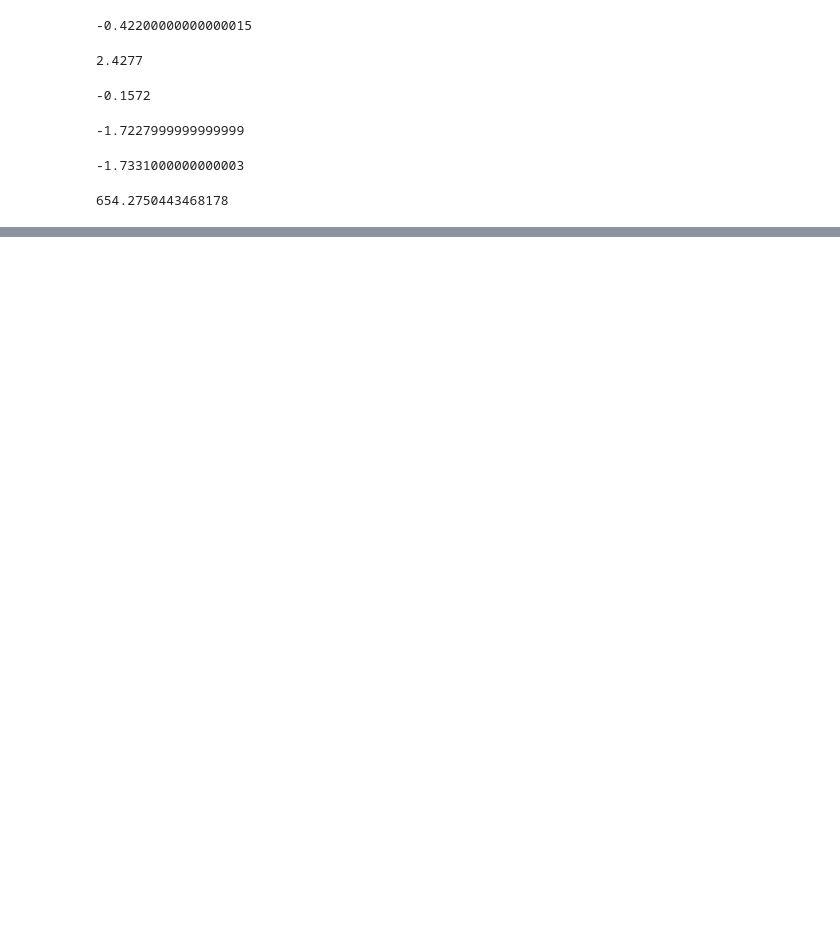
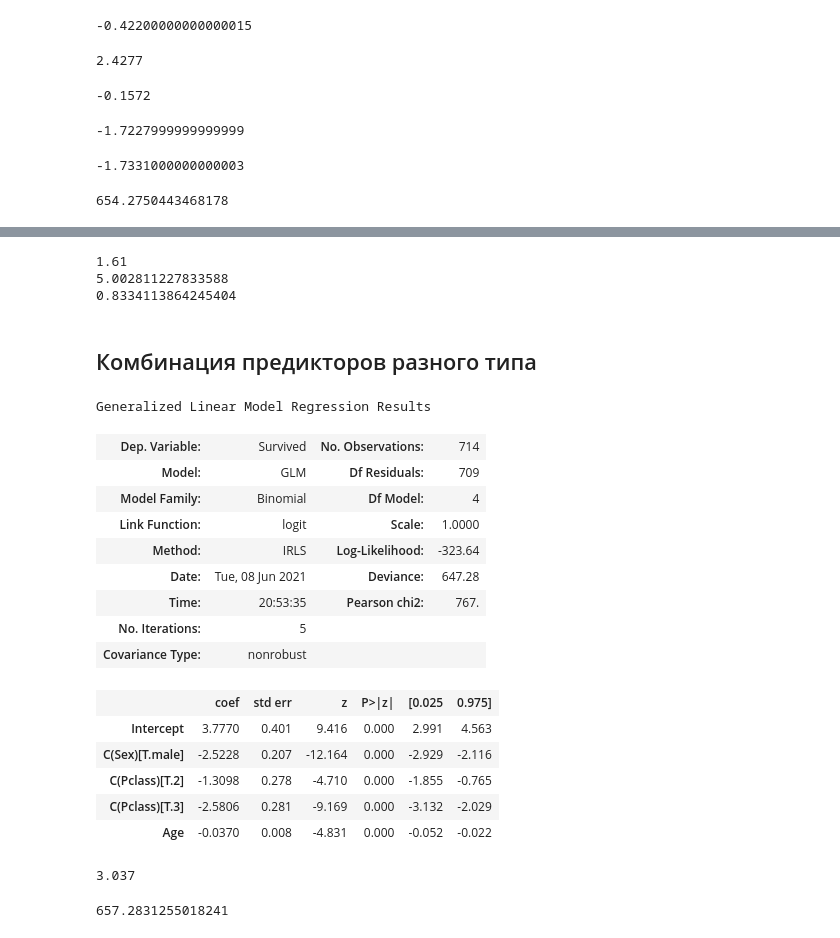
Before and after one commit to betelgeus/fundamentals_of_statistics_notes, a Jupyter notebook: Stepik_fundamentals_of_statistics_notes_Part_2.ipynb, the cells around one changed output, grey strips where cells are left out. Cells and saved outputs as stored; diff of their text form; code cells hidden in the pictures; blank space fills up the shorter version.

```diff
--- a/Stepik_fundamentals_of_statistics_notes_Part_2.ipynb
+++ b/Stepik_fundamentals_of_statistics_notes_Part_2.ipynb
@@ -1352,0 +1407,55 @@ glm_binomial.aic
+# %%
+import numpy as np
+log_odds = -1.15 + (0.80 * 1) + (0.82 * 0) + (2.13 * 1) + (16.11 * 1 * 0) + (-0.17 * 1 * 1)
+print(log_odds)
+odds = np.exp(log_odds)
+print(odds)
+p = odds / (1 + odds)
+print(p)
+# %% [output]
+1.61
+5.002811227833588
+0.8334113864245404
+# %% [markdown]
+## Комбинация предикторов разного типа
+# %%
+glm_binomial = smf.glm(formula='Survived ~ C(Sex) + C(Pclass) + Age', data=df, family=sm.families.Binomial()).fit()
+glm_binomial.summary()
+
+# Intercept - логарифм шансов для Ж в 1кл при условии, что их возраст равен нулю.
+# Age - коэффициент при возрасте показывает,
+# на сколько изменяется логарифм шансов для базового уровня при единичном изменении возраста.
+# %% [output]
+Generalized Linear Model Regression Results
+| Dep. Variable: | Survived | No. Observations: | 714 |
+| Model: | GLM | Df Residuals: | 709 |
+| Model Family: | Binomial | Df Model: | 4 |
+| Link Function: | logit | Scale: | 1.0000 |
+| Method: | IRLS | Log-Likelihood: | -323.64 |
+| Date: | Tue, 08 Jun 2021 | Deviance: | 647.28 |
+| Time: | 20:53:35 | Pearson chi2: | 767. |
+| No. Iterations: | 5 |  |  |
+| Covariance Type: | nonrobust |  |  |
+|  | coef | std err | z | P>|z| | [0.025 | 0.975] |
+| Intercept | 3.7770 | 0.401 | 9.416 | 0.000 | 2.991 | 4.563 |
+| C(Sex)[T.male] | -2.5228 | 0.207 | -12.164 | 0.000 | -2.929 | -2.116 |
+| C(Pclass)[T.2] | -1.3098 | 0.278 | -4.710 | 0.000 | -1.855 | -0.765 |
+| C(Pclass)[T.3] | -2.5806 | 0.281 | -9.169 | 0.000 | -3.132 | -2.029 |
+| Age | -0.0370 | 0.008 | -4.831 | 0.000 | -0.052 | -0.022 |
+# %%
+# Получаем модель:
+# log(odds) = 3.7770 - (2.5228 * Sex_male) - (1.3098 * Pclass2) - (2.5806 * Pclass3) - (0.0370 * Age)
+
+# Если предсказываем логарифм шансов для Ж в 1кл в возрасте 20 лет:
+# log(odds) = 3.7770 - (2.5228 * 0) - (1.3098 * 0) - (2.5806 * 0) - (0.0370 * 20)
+# log(odds) = 3.7770 - (0.0370 * 20)
+# log(odds) = 3.037
+
+3.7770 - (0.0370 * 20)
+# %% [output]
+3.037
+# %%
+# Кстати, модель без учета возраста была лучше.
+glm_binomial.aic
+# %% [output]
+657.2831255018241
```
Also changed, not shown: parts of 31 cells of this notebook.
